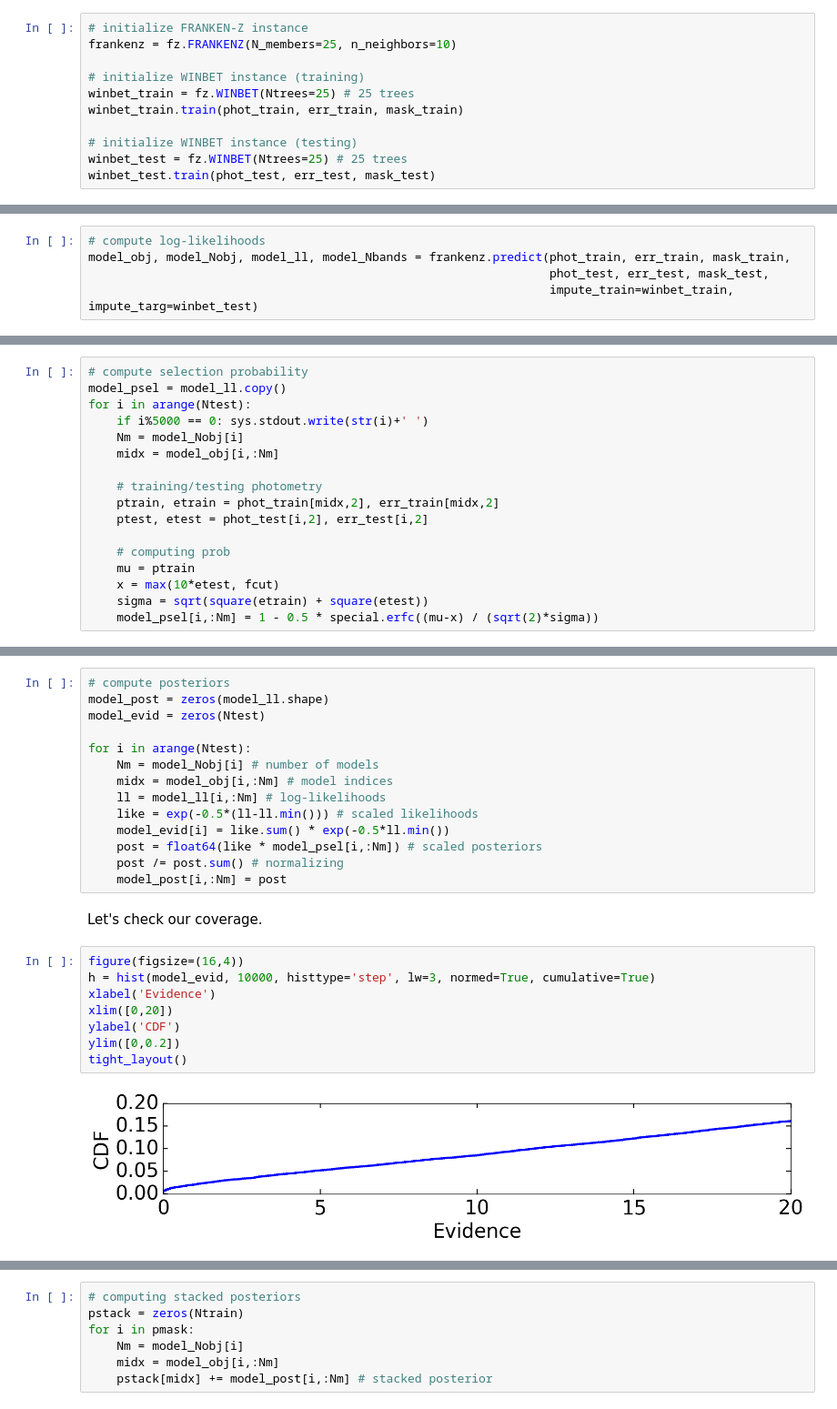
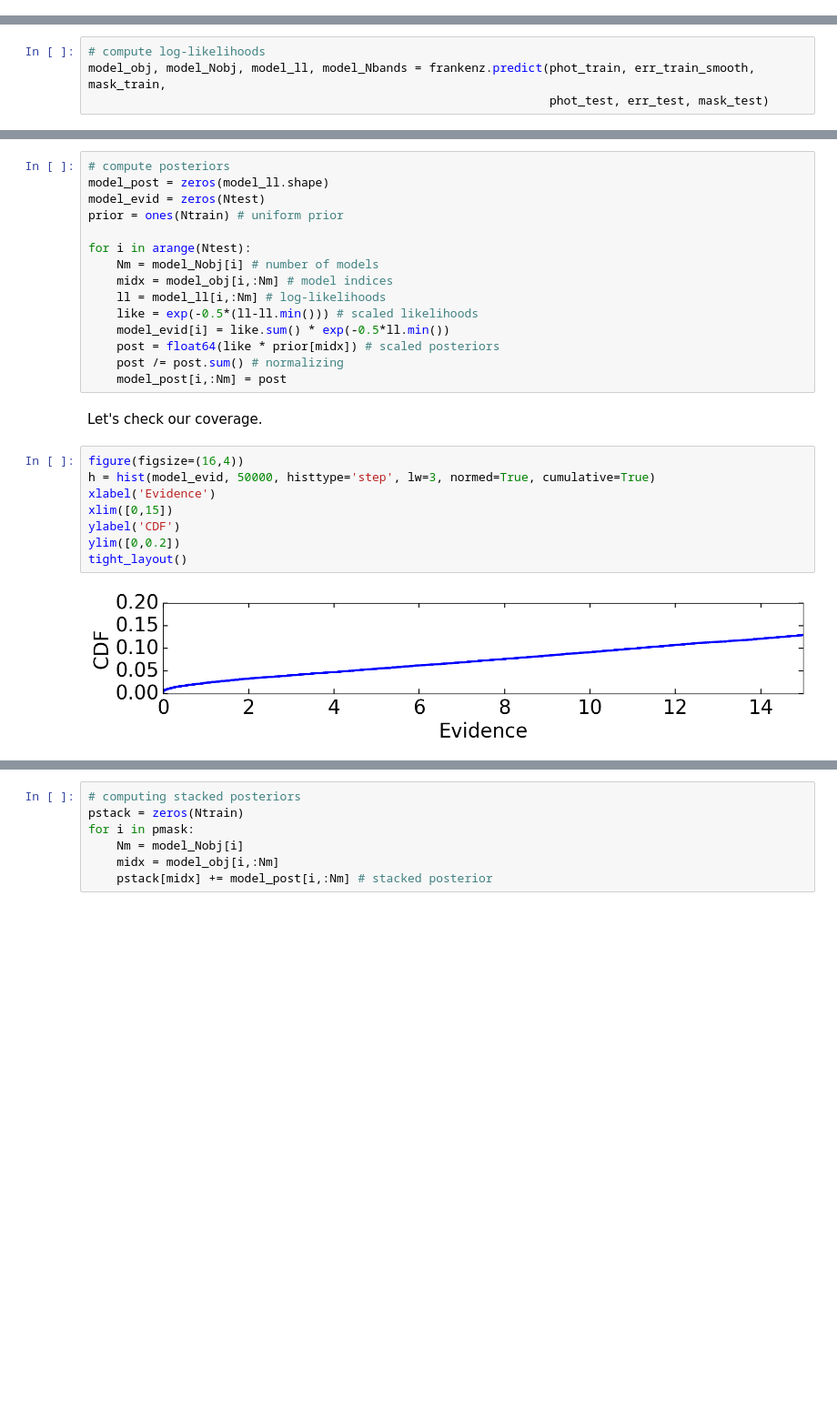
Before and after one commit to joshspeagle/frankenz, a Jupyter notebook: 5 - Application to Mock HSC Data.ipynb, the cells around one changed output, grey strips where cells are left out. Shown at 91% size. Cells and saved outputs as stored; diff of their text form; blank space fills up the shorter version.

```diff
--- a/5 - Application to Mock HSC Data.ipynb
+++ b/5 - Application to Mock HSC Data.ipynb
@@ -165,13 +156,2 @@ ylabel('$N(z|\mathbf{g})$')
 # %% [markdown]
 ## Posteriors
-# %%
-# initialize FRANKEN-Z instance
-frankenz = fz.FRANKENZ(N_members=25, n_neighbors=10)
-
-# initialize WINBET instance (training)
-winbet_train = fz.WINBET(Ntrees=25) # 25 trees
-winbet_train.train(phot_train, err_train, mask_train)
-
-# initialize WINBET instance (testing)
-winbet_test = fz.WINBET(Ntrees=25) # 25 trees
-winbet_test.train(phot_test, err_test, mask_test)
@@ -180,6 +161,5 @@ winbet_test.train(phot_test, err_test, mask_test)
 # %%
 # compute log-likelihoods
-model_obj, model_Nobj, model_ll, model_Nbands = frankenz.predict(phot_train, err_train, mask_train,
-                                                                 phot_test, err_test, mask_test,
-                                                                 impute_train=winbet_train, impute_targ=winbet_test)
+model_obj, model_Nobj, model_ll, model_Nbands = frankenz.predict(phot_train, err_train_smooth, mask_train,
+                                                                 phot_test, err_test, mask_test)
 # %% [output]
@@ -187,17 +166,0 @@ model_obj, model_Nobj, model_ll, model_Nbands = frankenz.predict(phot_train, err
-# %%
-# compute selection probability
-model_psel = model_ll.copy()
-for i in arange(Ntest):
-    if i%5000 == 0: sys.stdout.write(str(i)+' ')
-    Nm = model_Nobj[i]
-    midx = model_obj[i,:Nm]
-
-    # training/testing photometry
-    ptrain, etrain = phot_train[midx,2], err_train[midx,2]
-    ptest, etest = phot_test[i,2], err_test[i,2]
-
-    # computing prob
-    mu = ptrain
-    x = max(10*etest, fcut)
-    sigma = sqrt(square(etrain) + square(etest))
-    model_psel[i,:Nm] = 1 - 0.5 * special.erfc((mu-x) / (sqrt(2)*sigma))
@@ -207,6 +168,7 @@ for i in arange(Ntest):
 # compute posteriors
 model_post = zeros(model_ll.shape)
 model_evid = zeros(Ntest)
+prior = ones(Ntrain) # uniform prior
 
 for i in arange(Ntest):
     Nm = model_Nobj[i] # number of models
@@ -214,19 +176,19 @@ for i in arange(Ntest):
     ll = model_ll[i,:Nm] # log-likelihoods
     like = exp(-0.5*(ll-ll.min())) # scaled likelihoods
     model_evid[i] = like.sum() * exp(-0.5*ll.min())
-    post = float64(like * model_psel[i,:Nm]) # scaled posteriors
+    post = float64(like * prior[midx]) # scaled posteriors
     post /= post.sum() # normalizing
     model_post[i,:Nm] = post
 # %% [markdown]
 Let's check our coverage.
 # %%
 figure(figsize=(16,4))
-h = hist(model_evid, 10000, histtype='step', lw=3, normed=True, cumulative=True)
+h = hist(model_evid, 50000, histtype='step', lw=3, normed=True, cumulative=True)
 xlabel('Evidence')
-xlim([0,20])
+xlim([0,15])
 ylabel('CDF')
 ylim([0,0.2])
 tight_layout()
 # %% [output]
-[figure, old version]
+[figure, new version]
 # %%
```
Also changed, not shown: parts of 21 cells of this notebook.
